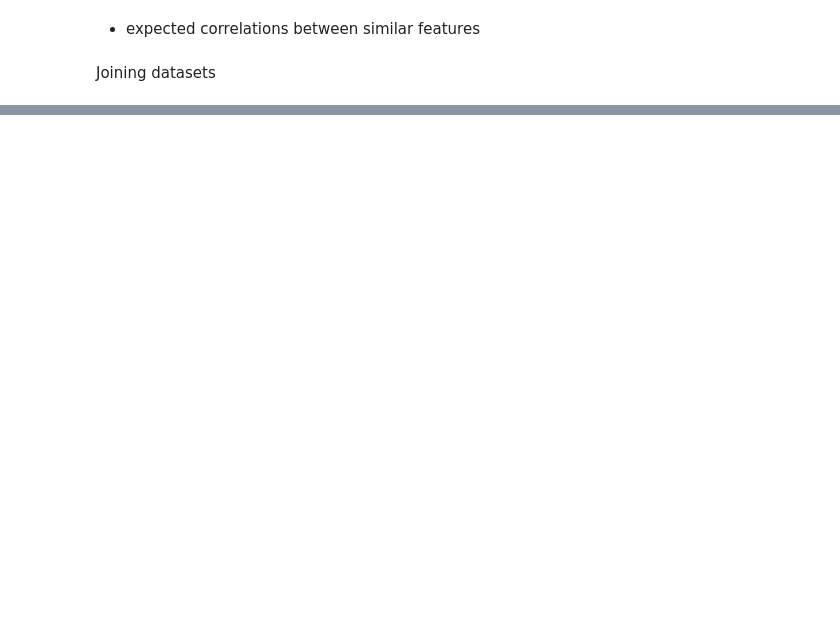
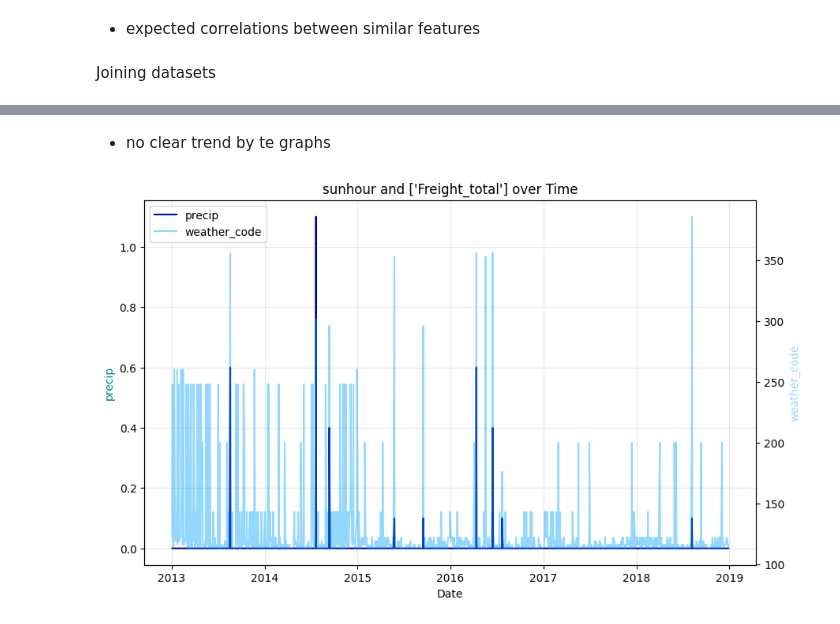
Before and after one commit to pejoCloser/Freight_Challenge, a Jupyter notebook: notebooks/01_eda_freight.ipynb, the cells around one changed output, grey strips where cells are left out. Saved outputs shown, nothing was run; the diff lists cells and outputs as text; code cells hidden in the pictures; blank space fills up the shorter version.

```diff
--- a/notebooks/01_eda_freight.ipynb
+++ b/notebooks/01_eda_freight.ipynb
@@ -346,0 +450,8 @@ df_complete.head()
+# %%
+relevant_columns = ['windchill', 'sunhour', 'maxtemp', 'mintemp', 'avgtemp', 'freight_ar', 'Kaub_level', 'Mogas_Flat', 'Brent_flat', 'Diesel_Flat',
+       'Heating_Flat']
+
+df_complete['freight_ar'] = df_complete['freight_ar'].fillna(0)
+df_complete['Freight_total'] = df_complete['Freight'] + df_complete['freight_ar']
+
+target = ['Freight_total']
@@ -346,0 +535,22 @@ df_complete.head()
+# %% [markdown]
+- no clear trend by te graphs
+# %%
+fig, ax = plt.subplots(figsize=(10, 6))
+ax.plot(df_complete["Date"], df_complete['precip'], color="#00039C", label='precip')
+ax.set_ylabel('precip', color="#078091")
+ax.grid(True, alpha=0.3)
+
+ax2 = ax.twinx()
+ax2.plot(df_complete["Date"], df_complete['weather_code'], color="#00a2ff6c", label='weather_code')
+ax2.set_ylabel('weather_code', color="#00a2ff6c")
+
+# one legend for both lines
+h1, l1 = ax.get_legend_handles_labels()
+h2, l2 = ax2.get_legend_handles_labels()
+
+ax.legend(h1 + h2, l1 + l2, loc="upper left")
+ax.set_title(f"{variable} and {target} over Time")
+ax.set_xlabel("Date")
+plt.show()
+# %% [output]
+[figure, added]
```
Also changed, not shown: parts of 20 cells of this notebook, 1 other file.
